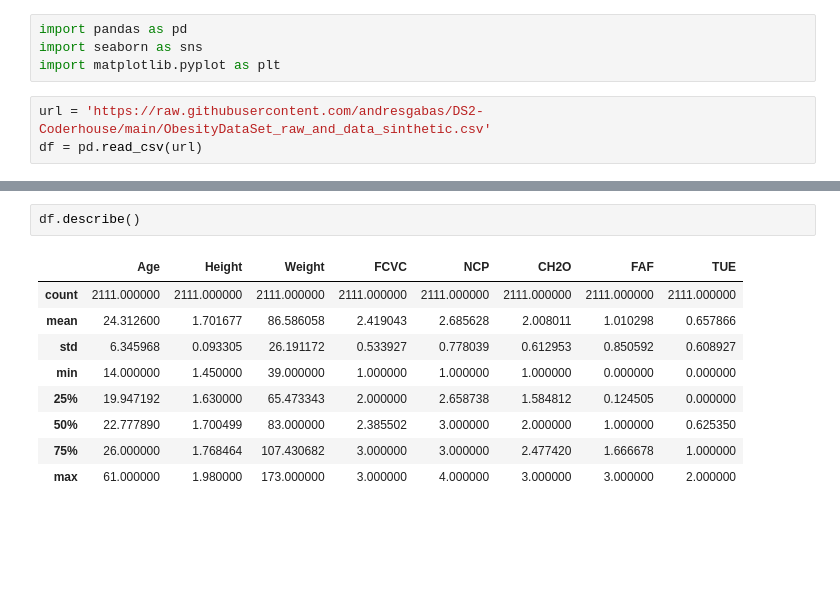
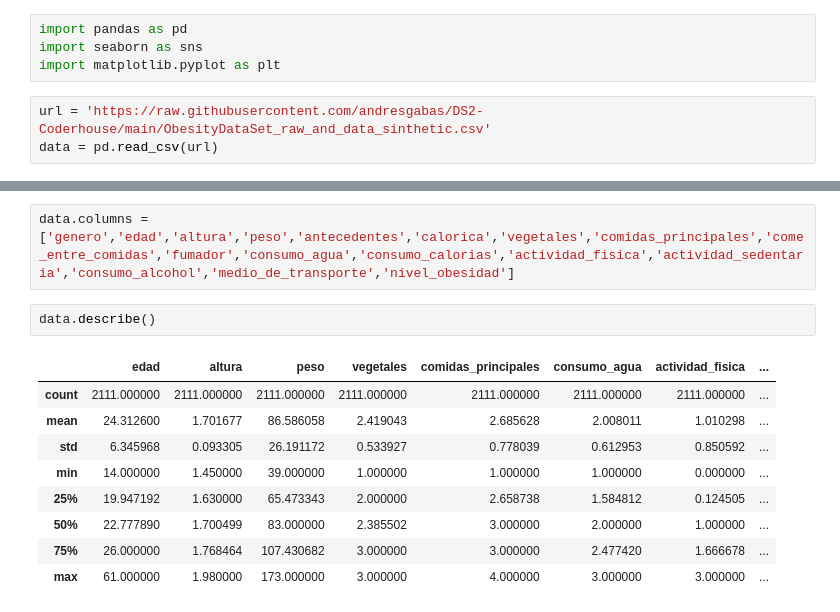
Before and after one commit to andresgabas/DS2-Coderhouse, a Jupyter notebook: Proyecto.ipynb, the cells around one changed output, grey strips where cells are left out. Saved outputs shown, nothing was run; the diff lists cells and outputs as text; blank space fills up the shorter version.

```diff
--- a/Proyecto.ipynb
+++ b/Proyecto.ipynb
@@ -6,4 +6,4 @@ import seaborn as sns
 import matplotlib.pyplot as plt
 # %%
 url = 'https://raw.githubusercontent.com/andresgabas/DS2-Coderhouse/main/ObesityDataSet_raw_and_data_sinthetic.csv'
-df = pd.read_csv(url)
+data = pd.read_csv(url)
@@ -14,12 +49,14 @@ Esta base de datos recopila información de obesidad en Mexico, Perú y Colombia
+# %%
+data.columns = ['genero','edad','altura','peso','antecedentes','calorica','vegetales','comidas_principales','come_entre_comidas','fumador','consumo_agua','consumo_calorias','actividad_fisica','actividad_sedentaria','consumo_alcohol','medio_de_transporte','nivel_obesidad']
 # %%
-df.describe()
+data.describe()
 # %% [output]
-|  | Age | Height | Weight | FCVC | NCP | CH2O | FAF | TUE |
-| count | 2111.000000 | 2111.000000 | 2111.000000 | 2111.000000 | 2111.000000 | 2111.000000 | 2111.000000 | 2111.000000 |
-| mean | 24.312600 | 1.701677 | 86.586058 | 2.419043 | 2.685628 | 2.008011 | 1.010298 | 0.657866 |
-| std | 6.345968 | 0.093305 | 26.191172 | 0.533927 | 0.778039 | 0.612953 | 0.850592 | 0.608927 |
-| min | 14.000000 | 1.450000 | 39.000000 | 1.000000 | 1.000000 | 1.000000 | 0.000000 | 0.000000 |
-| 25% | 19.947192 | 1.630000 | 65.473343 | 2.000000 | 2.658738 | 1.584812 | 0.124505 | 0.000000 |
-| 50% | 22.777890 | 1.700499 | 83.000000 | 2.385502 | 3.000000 | 2.000000 | 1.000000 | 0.625350 |
-| 75% | 26.000000 | 1.768464 | 107.430682 | 3.000000 | 3.000000 | 2.477420 | 1.666678 | 1.000000 |
-| max | 61.000000 | 1.980000 | 173.000000 | 3.000000 | 4.000000 | 3.000000 | 3.000000 | 2.000000 |
+|  | edad | altura | peso | vegetales | comidas_principales | consumo_agua | actividad_fisica | ... |
+| count | 2111.000000 | 2111.000000 | 2111.000000 | 2111.000000 | 2111.000000 | 2111.000000 | 2111.000000 | ... |
+| mean | 24.312600 | 1.701677 | 86.586058 | 2.419043 | 2.685628 | 2.008011 | 1.010298 | ... |
+| std | 6.345968 | 0.093305 | 26.191172 | 0.533927 | 0.778039 | 0.612953 | 0.850592 | ... |
+| min | 14.000000 | 1.450000 | 39.000000 | 1.000000 | 1.000000 | 1.000000 | 0.000000 | ... |
+| 25% | 19.947192 | 1.630000 | 65.473343 | 2.000000 | 2.658738 | 1.584812 | 0.124505 | ... |
+| 50% | 22.777890 | 1.700499 | 83.000000 | 2.385502 | 3.000000 | 2.000000 | 1.000000 | ... |
+| 75% | 26.000000 | 1.768464 | 107.430682 | 3.000000 | 3.000000 | 2.477420 | 1.666678 | ... |
+| max | 61.000000 | 1.980000 | 173.000000 | 3.000000 | 4.000000 | 3.000000 | 3.000000 | ... |
```
Also changed, not shown: parts of 16 cells of this notebook.
